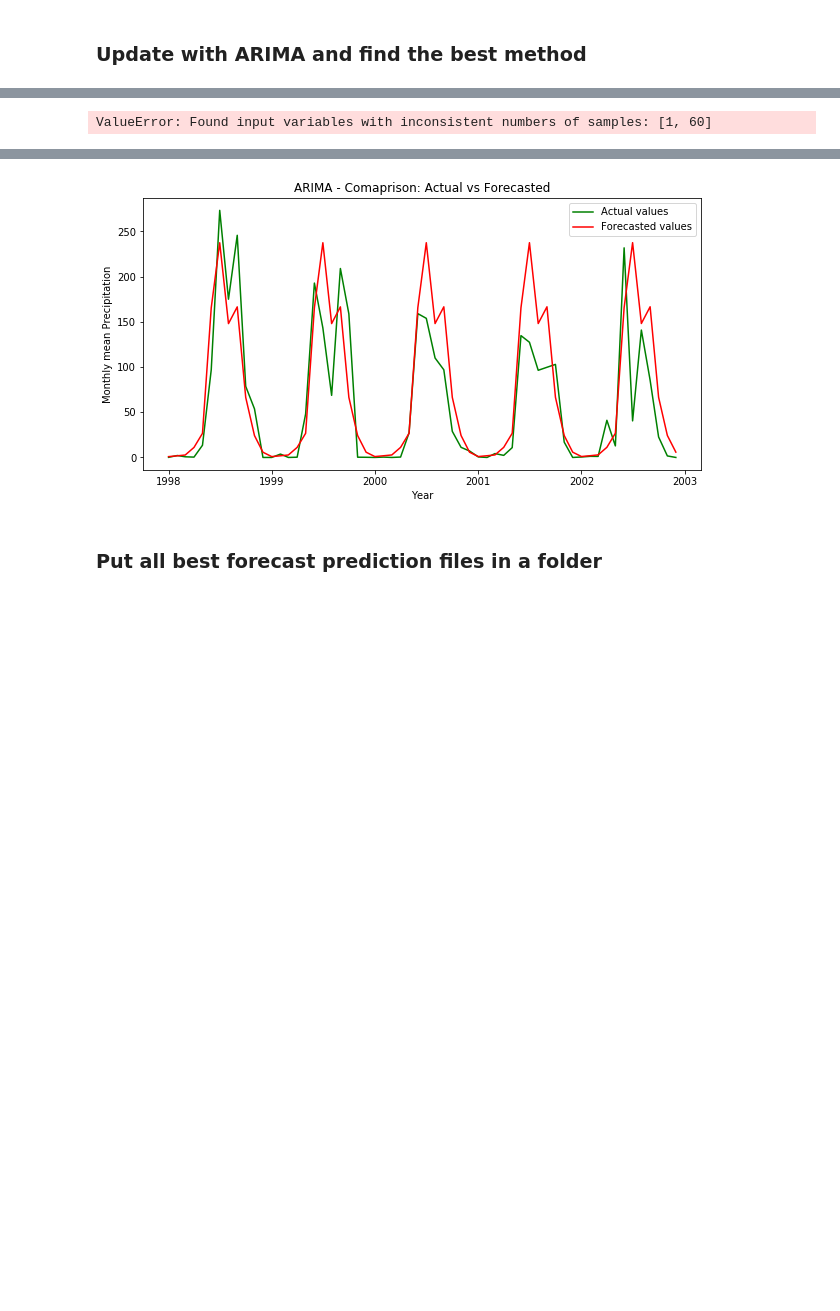
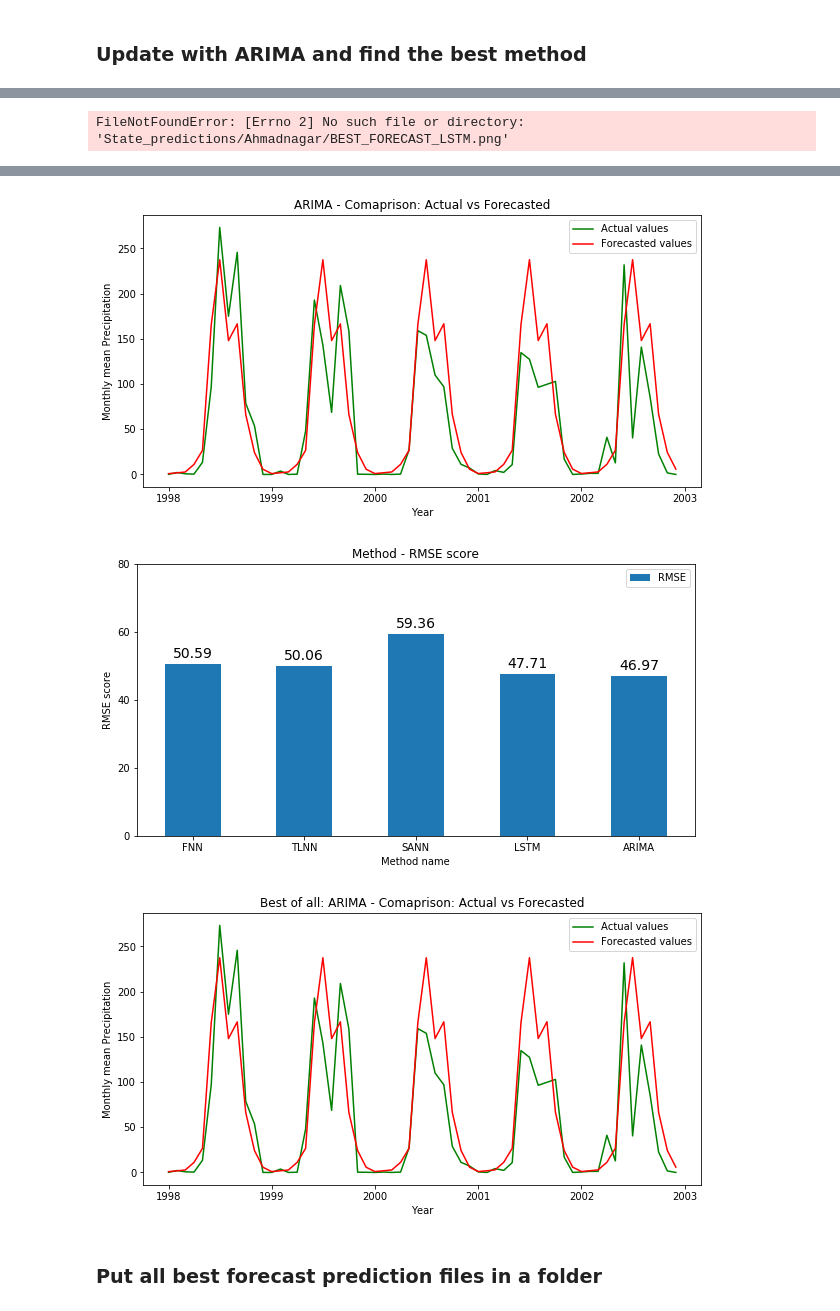
Before and after one commit to Abhishekmamidi123/Time-Series-Forecasting, a Jupyter notebook: Maharashtra/Maharashtra_Analysis.ipynb, the cells around one changed output, grey strips where cells are left out. Saved outputs shown, nothing was run; the diff lists cells and outputs as text; code cells hidden in the pictures; blank space fills up the shorter version.

Commit message:
Fixed all errors - Working good

```diff
--- a/Maharashtra/Maharashtra_Analysis.ipynb
+++ b/Maharashtra/Maharashtra_Analysis.ipynb
@@ -55,6 +55,11 @@ def root_mean_squared_error(y_true, y_pred):
     return rmse
 
 def correlation_coefficient(y_true, y_pred):
+    y_true = np.array(y_true)
+    y_true = np.reshape(y_true, (y_true.shape[0],))
+    y_pred = np.array(y_pred)
+    print(y_true, y_true.shape)
+    print(y_pred, y_pred.shape)
     corr_coef = np.corrcoef(y_true, y_pred)[0, 1]
     return corr_coef
 
@@ -639,14 +644,12 @@ for district in districts[:2]:
     plt.title('ARIMA - Comaprison: Actual vs Forecasted')
     plt.savefig(output_folder + 'ARIMA_best_forecast'  + '.png')
 
-    print(y_true)
-    print(forecasted_values)
-    mse, mae, mape, rmse, corr_coef = calculate_performance(list(y_true), list(forecasted_values))
+    mse, mae, mape, rmse, corr_coef = calculate_performance(y_true, list(forecasted_values))
 
     RMSE_score = pd.read_csv(output_folder + 'RMSE_score.csv')
-    max_score = RMSE_score.RMSE.max
+    max_score = RMSE_score.RMSE.max()
     best_method = RMSE_score.iloc[RMSE_score.RMSE.argmin]['Unnamed: 0']
-    RMSE_score = RMSE_score.append({'Unnamed: 0': 'ARIMA', 'RMSE': str(rmse)}, ignore_index=True)
+    RMSE_score = RMSE_score.append({'Unnamed: 0': 'ARIMA', 'RMSE': str(rmse), 'MAE': str(mae), 'R': str(corr_coef)}, ignore_index=True)
     RMSE_score.RMSE = RMSE_score.RMSE.astype('float')
 
     current_best_method = RMSE_score.iloc[RMSE_score.RMSE.argmin]['Unnamed: 0']
@@ -656,8 +659,10 @@ for district in districts[:2]:
 
     axis = RMSE_score.plot(kind='bar', figsize=(10,5), rot=0, title='RMSE scores')
     axis.set_xlabel('Method name')
+    axis.set_ylabel('RMSE score')
+    axis.set_title('Method - RMSE score')
 
-    max_score = ((max_score/10)*10)+10
+    max_score = int(((max_score / 10)*10)+30)
     yticks = [x for x in list(range(max_score+1)) if x%20 == 0]
     axis.set_yticks(yticks)
 
@@ -703,6 +708,8 @@ Freq: MS, dtype: float64
-ValueError: Found input variables with inconsistent numbers of samples: [1, 60]
+FileNotFoundError: [Errno 2] No such file or directory: 'State_predictions/Ahmadnagar/BEST_FORECAST_LSTM.png'
 [figure]
 [figure]
+[figure, added]
+[figure, added]
 # %% [markdown]
 ### Put all best forecast prediction files in a folder
 # %%
```
Also changed, not shown: parts of 2 cells of this notebook.
